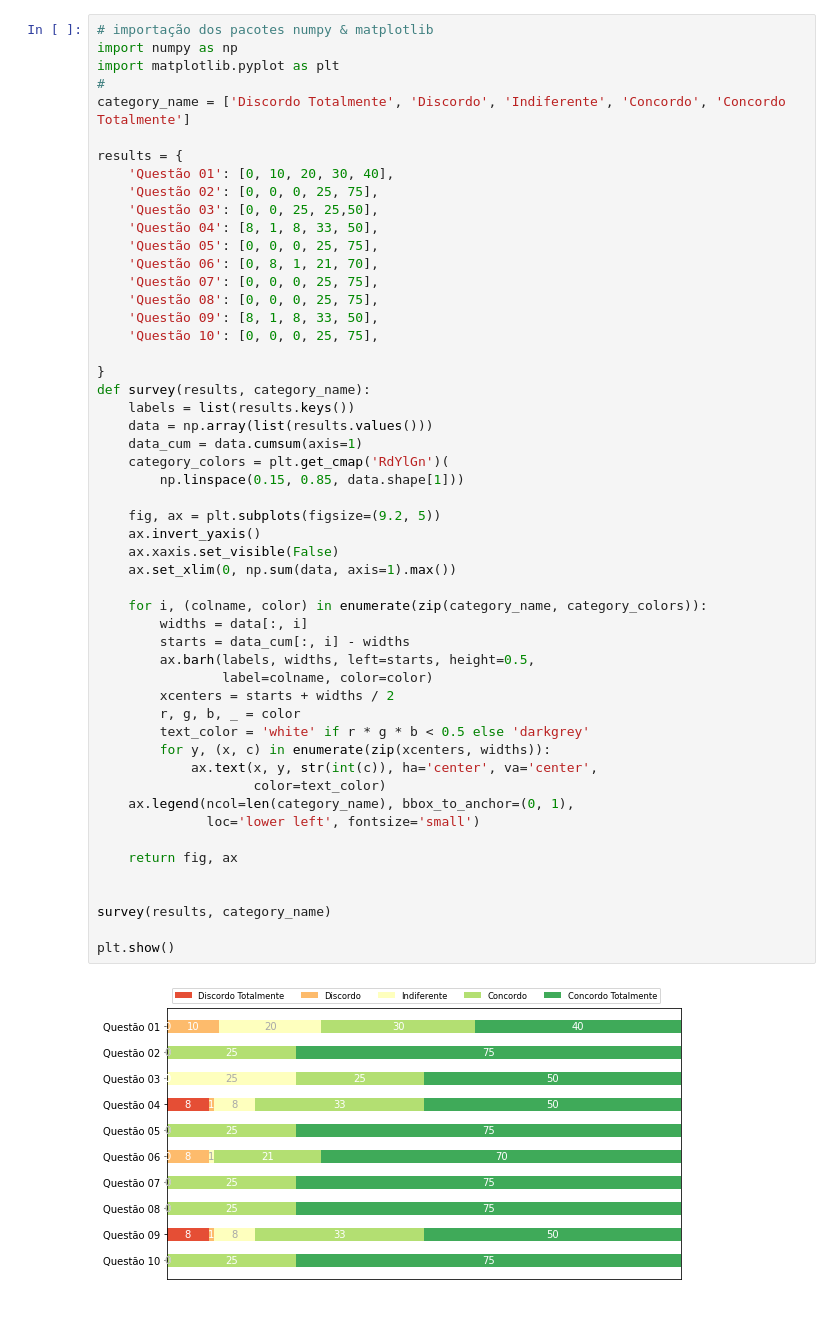
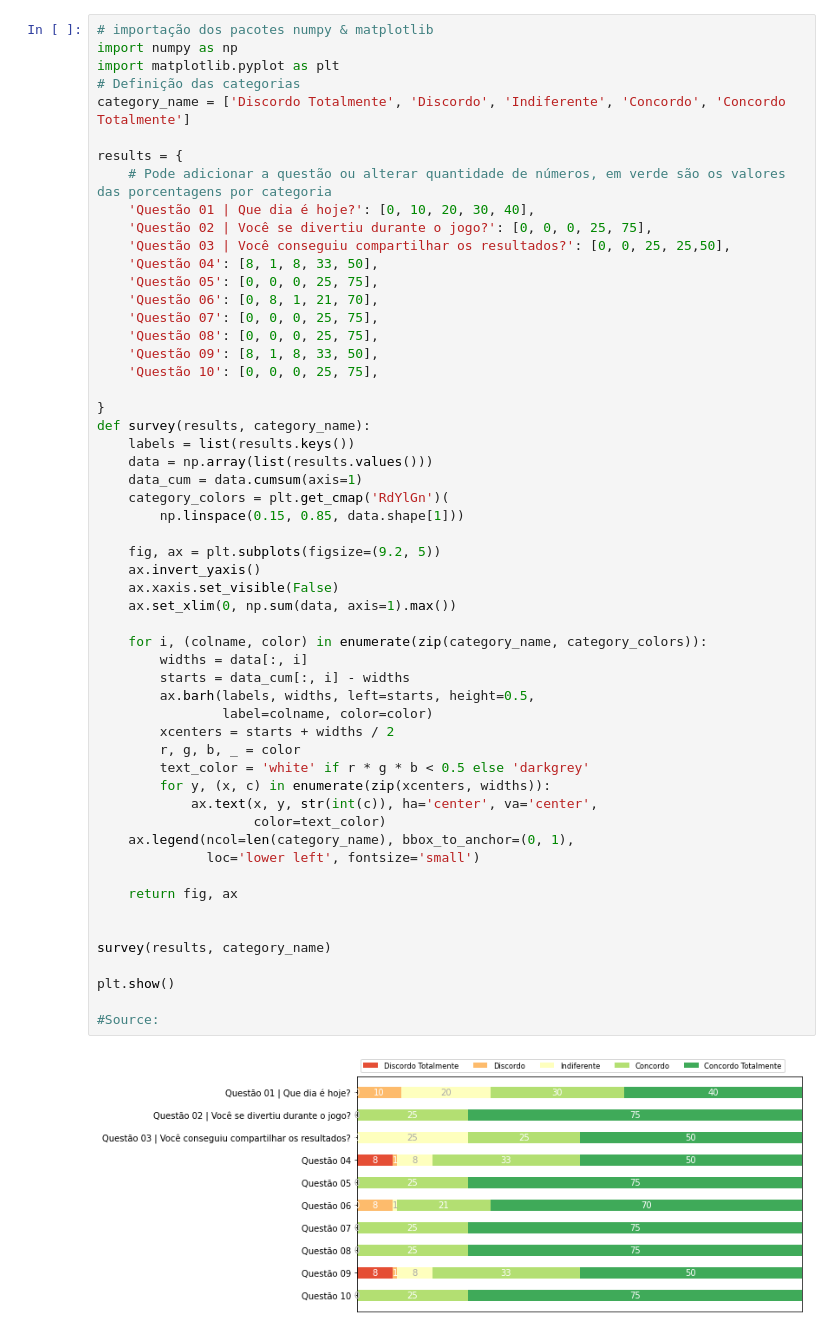
Before and after one commit to arturgmrs/titila, a Jupyter notebook: Escala_Liketer.ipynb, the cells around one changed output. Saved outputs shown, nothing was run; the diff lists cells and outputs as text.

```diff
--- a/Escala_Liketer.ipynb
+++ b/Escala_Liketer.ipynb
@@ -4,13 +4,14 @@
 # importação dos pacotes numpy & matplotlib
 import numpy as np
 import matplotlib.pyplot as plt
-#
+# Definição das categorias
 category_name = ['Discordo Totalmente', 'Discordo', 'Indiferente', 'Concordo', 'Concordo Totalmente']
 
 results = {
-    'Questão 01': [0, 10, 20, 30, 40],
-    'Questão 02': [0, 0, 0, 25, 75],
-    'Questão 03': [0, 0, 25, 25,50],
+    # Pode adicionar a questão ou alterar quantidade de números, em verde são os valores das porcentagens por categoria
+    'Questão 01 | Que dia é hoje?': [0, 10, 20, 30, 40],
+    'Questão 02 | Você se divertiu durante o jogo?': [0, 0, 0, 25, 75],
+    'Questão 03 | Você conseguiu compartilhar os resultados?': [0, 0, 25, 25,50],
     'Questão 04': [8, 1, 8, 33, 50],
     'Questão 05': [0, 0, 0, 25, 75],
     'Questão 06': [0, 8, 1, 21, 70],
@@ -26,31 +27,33 @@ def survey(results, category_name):
     data_cum = data.cumsum(axis=1)
     category_colors = plt.get_cmap('RdYlGn')(
         np.linspace(0.15, 0.85, data.shape[1]))
 
     fig, ax = plt.subplots(figsize=(9.2, 5))
     ax.invert_yaxis()
     ax.xaxis.set_visible(False)
     ax.set_xlim(0, np.sum(data, axis=1).max())
 
     for i, (colname, color) in enumerate(zip(category_name, category_colors)):
         widths = data[:, i]
         starts = data_cum[:, i] - widths
         ax.barh(labels, widths, left=starts, height=0.5,
                 label=colname, color=color)
         xcenters = starts + widths / 2
         r, g, b, _ = color
         text_color = 'white' if r * g * b < 0.5 else 'darkgrey'
         for y, (x, c) in enumerate(zip(xcenters, widths)):
             ax.text(x, y, str(int(c)), ha='center', va='center',
                     color=text_color)
     ax.legend(ncol=len(category_name), bbox_to_anchor=(0, 1),
               loc='lower left', fontsize='small')
 
     return fig, ax
 
 
 survey(results, category_name)
 
 plt.show()
+
+#Source:
 # %% [output]
-[figure, old version]
+[figure, new version]
```
